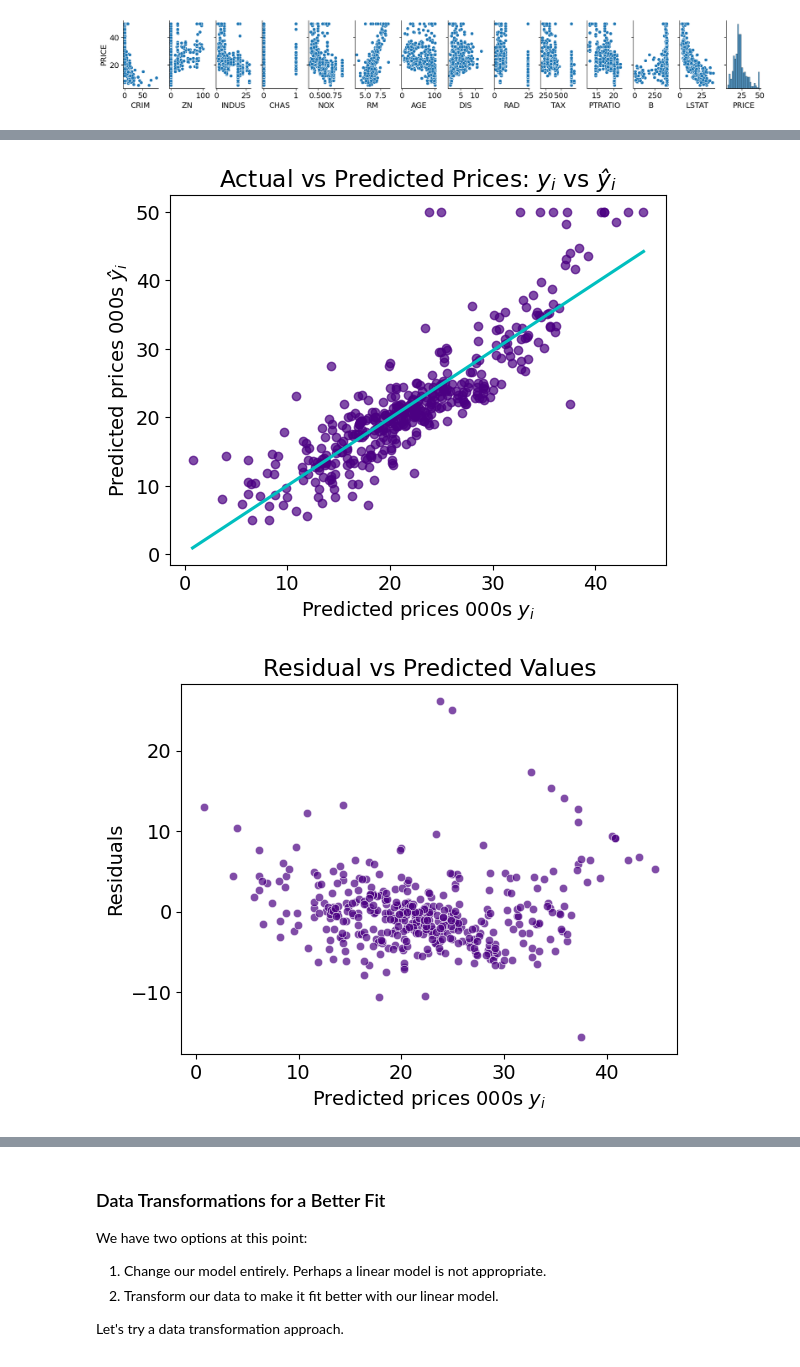
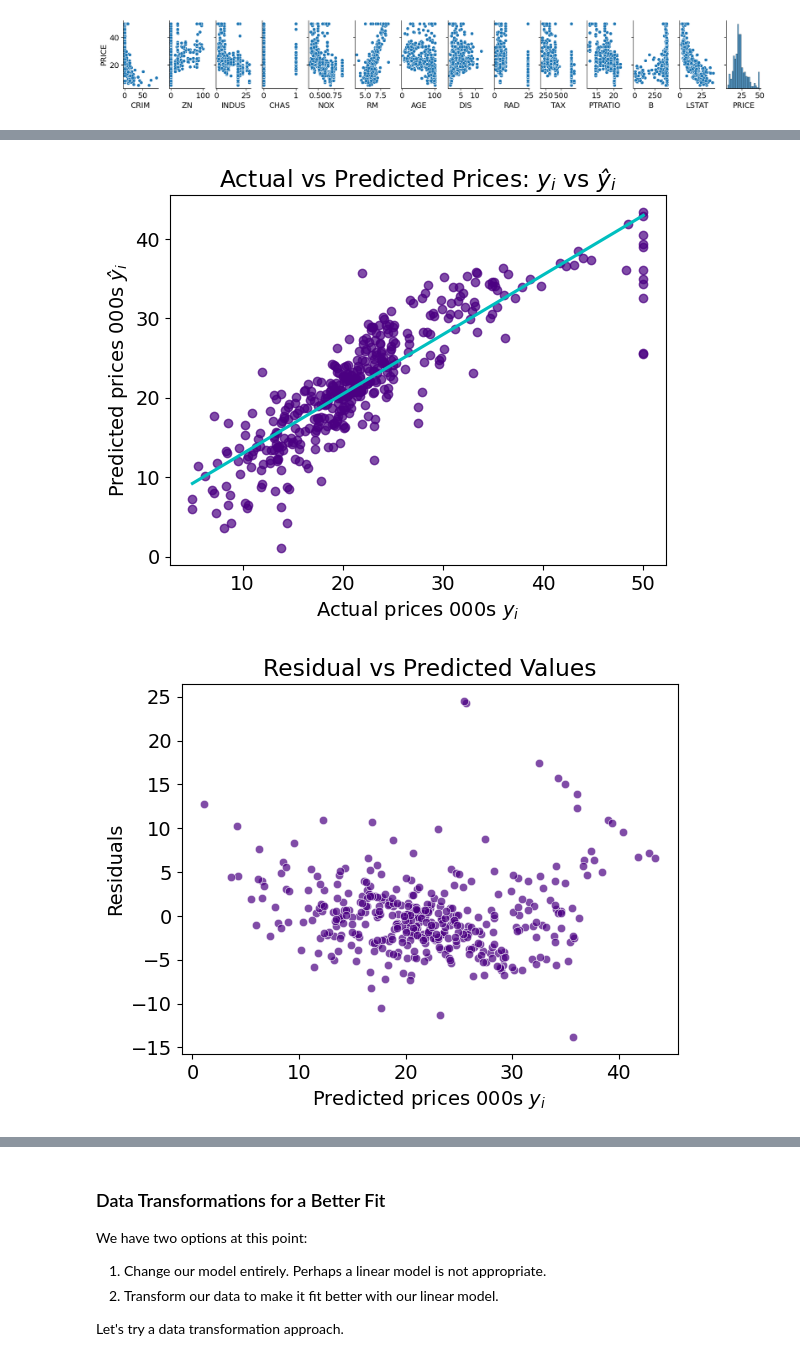
Before and after one commit to renankin/100-days-of-code, a Jupyter notebook: day-081/multivariable-regression/Multivariable_Regression_and_Valuation_Model_(start).ipynb, the cells around one changed output, grey strips where cells are left out. Saved outputs shown, nothing was run; the diff lists cells and outputs as text; code cells hidden in the pictures.

```diff
--- a/day-081/multivariable-regression/Multivariable_Regression_and_Valuation_Model_(start).ipynb
+++ b/day-081/multivariable-regression/Multivariable_Regression_and_Valuation_Model_(start).ipynb
@@ -408,0 +398,8 @@ r_squared
+# %%
+regression = LinearRegression()
+
+regression.fit(X_train_reg1, y_train_reg1)
+
+r_squared = regression.score(X_train_reg1, y_train_reg1)
+
+r_squared
@@ -477,22 +472,25 @@ residuals = y_train - predicted_values
+# %%
+predicted_values_reg1 = regression.predict(X_train_reg1)
+
+residuals_reg1 = y_train_reg1 - predicted_values_reg1
 # %%
-
-sns.regplot(x=predicted_values,
-            y=y_train,
+sns.regplot(x=y_train_reg1,
+            y=predicted_values_reg1,
             ci=None,
             color="indigo",
             line_kws={"color": "c"},
             scatter_kws={"alpha": 0.7})
 
-plt.xlabel("Predicted prices 000s $y_i$")
+plt.xlabel("Actual prices 000s $y_i$")
 plt.ylabel("Predicted prices 000s $ŷ_i$")
 plt.title("Actual vs Predicted Prices: $y_i$ vs $ŷ_i$")
 
 plt.show()
 # %% [output]
-[figure, old version]
+[figure, new version]
 # %%
-sns.scatterplot(x=predicted_values,
-                y=residuals,
+sns.scatterplot(x=predicted_values_reg1,
+                y=residuals_reg1,
                 color="indigo",
                 alpha=0.7)
 
@@ -502,7 +500,7 @@ plt.title("Residual vs Predicted Values")
 
 plt.show()
 # %% [output]
-[figure, old version]
+[figure, new version]
 # %% [markdown]
 Why do we want to look at the residuals? We want to check that they look random. Why? The residuals represent the errors of our model. If there's a pattern in our errors, then our model has a systematic bias.
 
```
Also changed, not shown: parts of 13 cells of this notebook.
